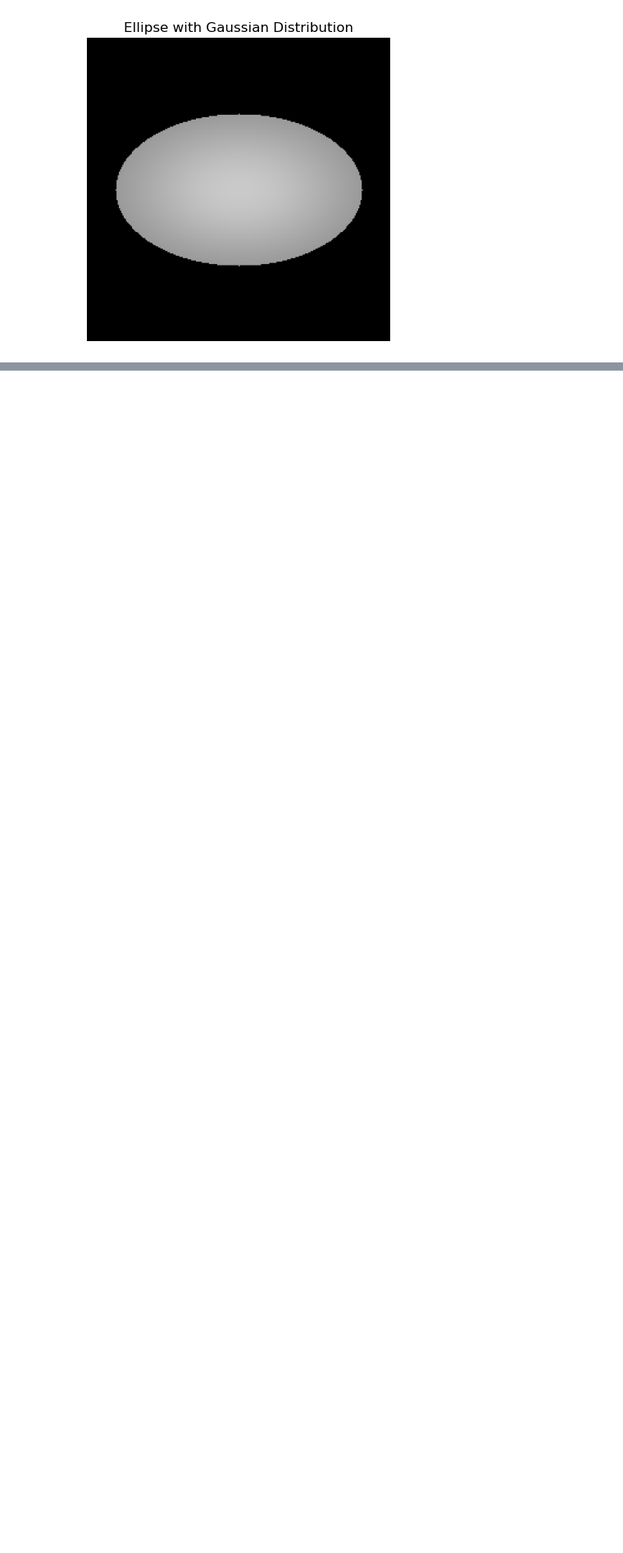
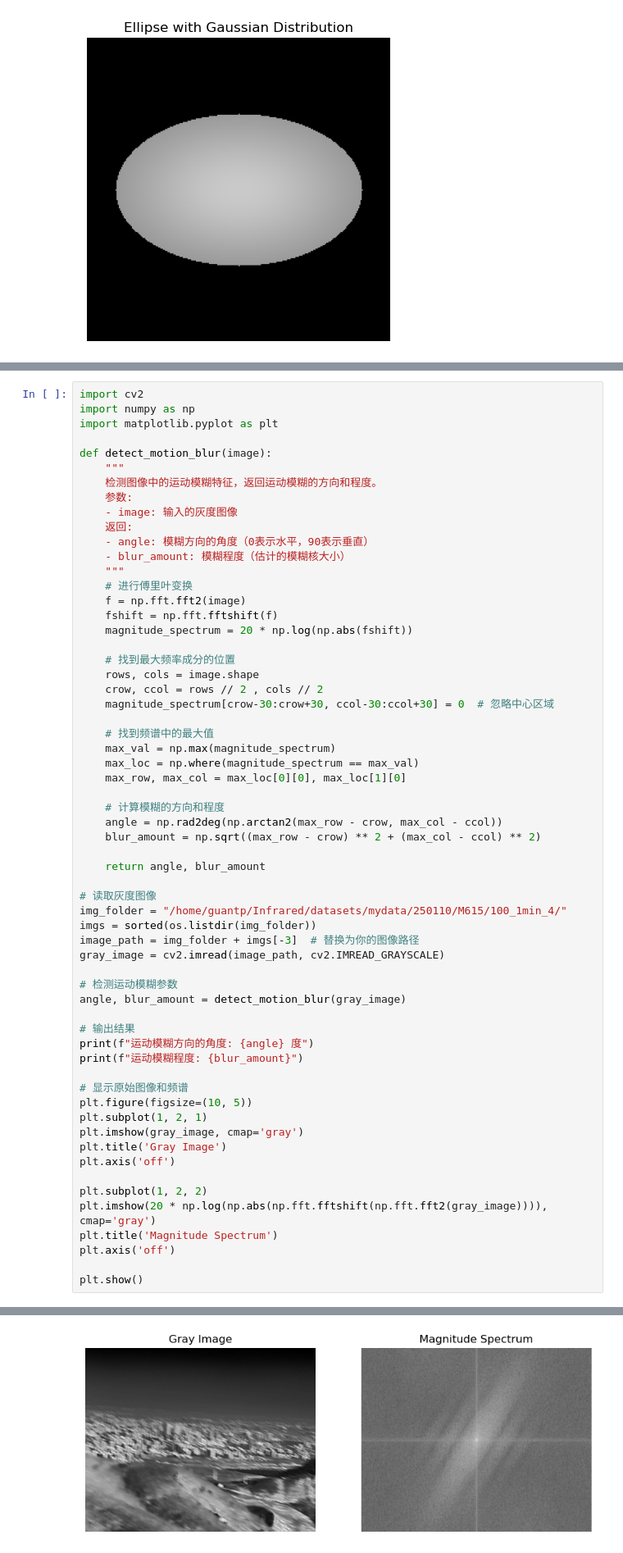
Before and after one commit to guantongpeng/MIRST, a Jupyter notebook: motive_target_gen/test.ipynb, the cells around one changed output, grey strips where cells are left out. Shown at 82% size. Cells and saved outputs as stored; diff of their text form; blank space fills up the shorter version.

```diff
--- a/motive_target_gen/test.ipynb
+++ b/motive_target_gen/test.ipynb
@@ -1253,0 +1824,62 @@ plt.show()
+# %%
+import cv2
+import numpy as np
+import matplotlib.pyplot as plt
+
+def detect_motion_blur(image):
+    """
+    检测图像中的运动模糊特征，返回运动模糊的方向和程度。
+    参数:
+    - image: 输入的灰度图像
+    返回:
+    - angle: 模糊方向的角度（0表示水平，90表示垂直）
+    - blur_amount: 模糊程度（估计的模糊核大小）
+    """
+    # 进行傅里叶变换
+    f = np.fft.fft2(image)
+    fshift = np.fft.fftshift(f)
+    magnitude_spectrum = 20 * np.log(np.abs(fshift))
+
+    # 找到最大频率成分的位置
+    rows, cols = image.shape
+    crow, ccol = rows // 2 , cols // 2
+    magnitude_spectrum[crow-30:crow+30, ccol-30:ccol+30] = 0  # 忽略中心区域
+
+    # 找到频谱中的最大值
+    max_val = np.max(magnitude_spectrum)
+    max_loc = np.where(magnitude_spectrum == max_val)
+    max_row, max_col = max_loc[0][0], max_loc[1][0]
+
+    # 计算模糊的方向和程度
+    angle = np.rad2deg(np.arctan2(max_row - crow, max_col - ccol))
+    blur_amount = np.sqrt((max_row - crow) ** 2 + (max_col - ccol) ** 2)
+
+    return angle, blur_amount
+
+# 读取灰度图像
+img_folder = "/home/guantp/Infrared/datasets/mydata/250110/M615/100_1min_4/"
+imgs = sorted(os.listdir(img_folder))
+image_path = img_folder + imgs[-3]  # 替换为你的图像路径
+gray_image = cv2.imread(image_path, cv2.IMREAD_GRAYSCALE)
+
+# 检测运动模糊参数
+angle, blur_amount = detect_motion_blur(gray_image)
+
+# 输出结果
+print(f"运动模糊方向的角度: {angle} 度")
+print(f"运动模糊程度: {blur_amount}")
+
+# 显示原始图像和频谱
+plt.figure(figsize=(10, 5))
+plt.subplot(1, 2, 1)
+plt.imshow(gray_image, cmap='gray')
+plt.title('Gray Image')
+plt.axis('off')
+
+plt.subplot(1, 2, 2)
+plt.imshow(20 * np.log(np.abs(np.fft.fftshift(np.fft.fft2(gray_image)))), cmap='gray')
+plt.title('Magnitude Spectrum')
+plt.axis('off')
+
+plt.show()
+# %% [output]
@@ -1253,0 +1888 @@ plt.show()
+[figure, added]
```
Also changed, not shown: parts of 9 cells of this notebook, 2 other files.
